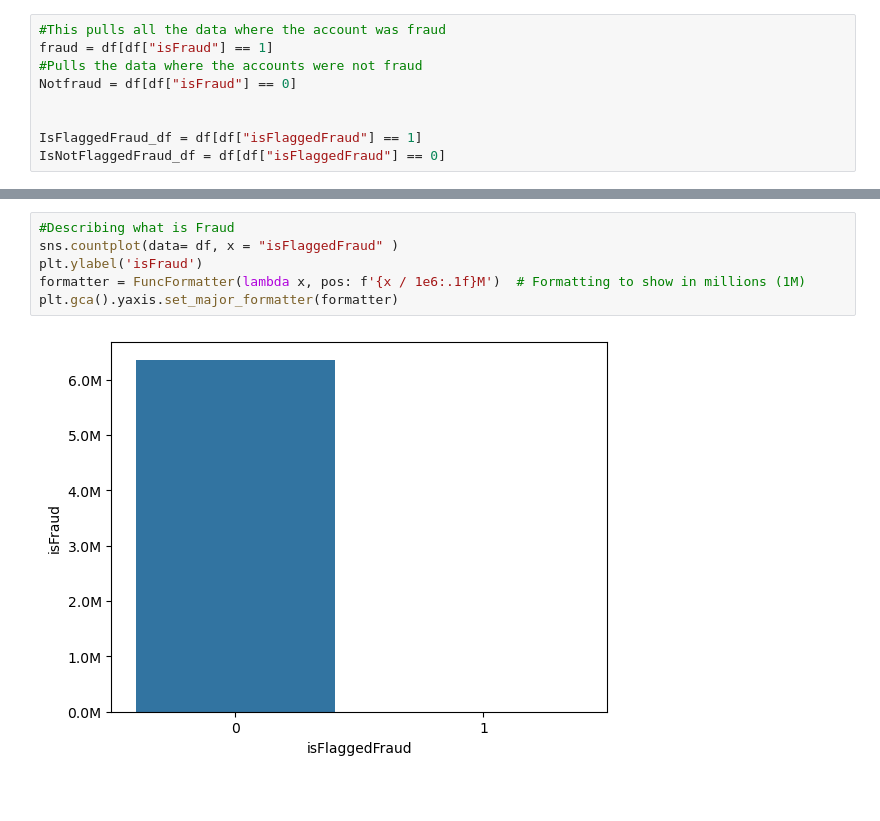
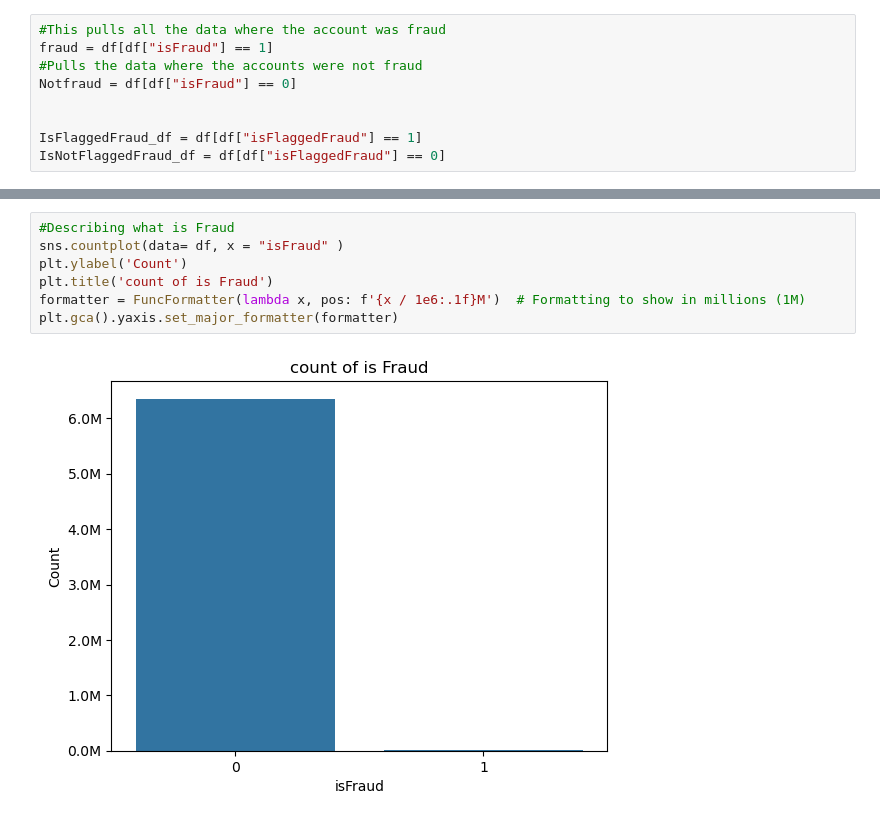
Before and after one commit to GClark89/Financial_fraud_machine, a Jupyter notebook: EDA.ipynb, the cells around one changed output, grey strips where cells are left out. Saved outputs shown, nothing was run; the diff lists cells and outputs as text; blank space fills up the shorter version.

```diff
--- a/EDA.ipynb
+++ b/EDA.ipynb
@@ -149,8 +195,9 @@ IsNotFlaggedFraud_df
 # %%
 #Describing what is Fraud
-sns.countplot(data= df, x = "isFlaggedFraud" )
-plt.ylabel('isFraud')
+sns.countplot(data= df, x = "isFraud" )
+plt.ylabel('Count')
+plt.title('count of is Fraud')
 formatter = FuncFormatter(lambda x, pos: f'{x / 1e6:.1f}M')  # Formatting to show in millions (1M)
 plt.gca().yaxis.set_major_formatter(formatter)
 # %% [output]
-[figure, old version]
+[figure, new version]
```
Also changed, not shown: parts of 29 cells of this notebook.
